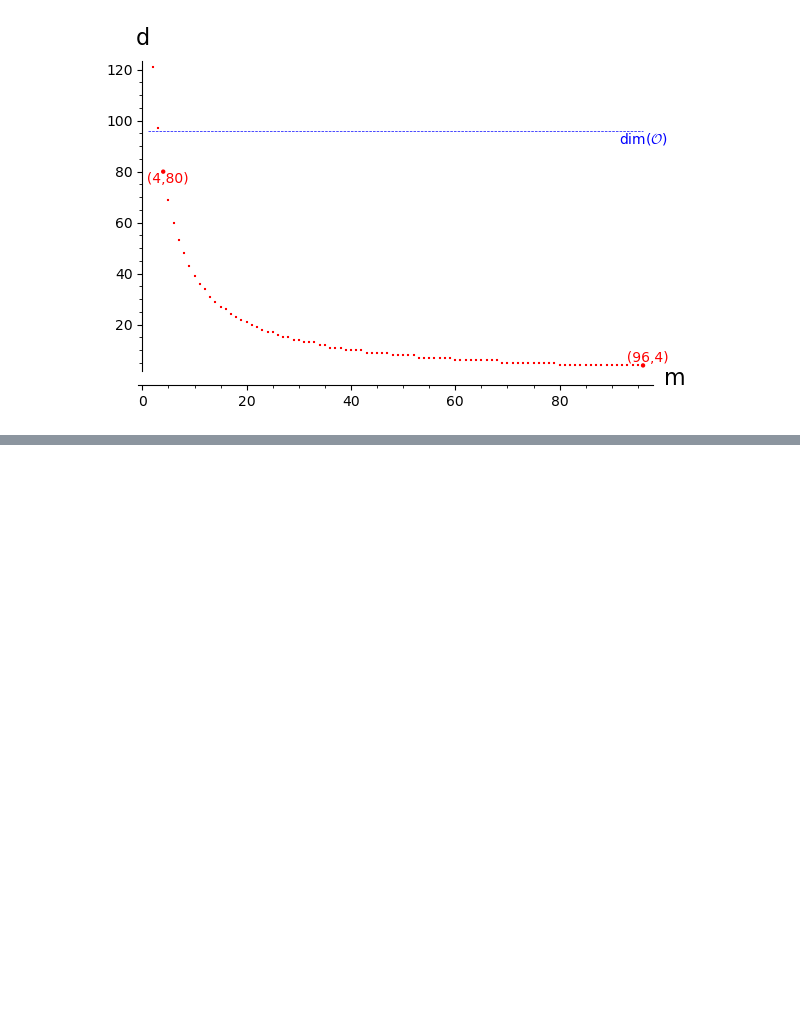
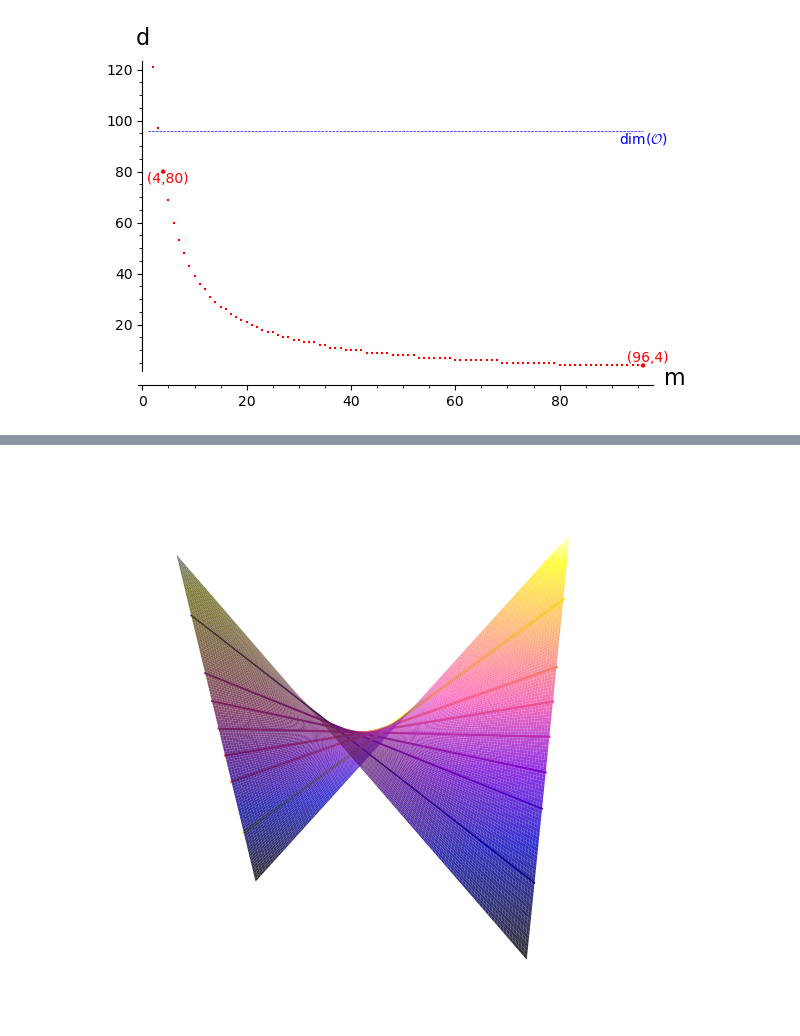
Before and after one commit to pi-r2/Thesis, a Jupyter notebook: thesis.ipynb, the cells around one changed output, grey strips where cells are left out. Drawn from its saved outputs; the diff is of its cells as text; code cells hidden in the pictures; blank space fills up the shorter version.

```diff
--- a/thesis.ipynb
+++ b/thesis.ipynb
@@ -714,0 +1772,45 @@ Singular locus has dimension delta? True
+# %%
+import numpy as np
+import matplotlib.pyplot as plt
+from matplotlib import cm
+
+
+# Surface
+x = np.linspace(-3, 3, 120)
+y = np.linspace(-3, 3, 120)
+X, Y = np.meshgrid(x, y)
+Z = X * Y
+
+color_map = cm.gnuplot2
+norm = (Z - Z.min()) / (Z.max() - Z.min())
+surface_colors = color_map(norm)
+
+fig = plt.figure(figsize=(10,10))
+ax = fig.add_subplot(111, projection='3d')
+ax.plot_surface(X, Y, Z, facecolors=surface_colors, rstride=1, cstride=1, alpha=0.8, linewidth=0)
+
+# Rules
+a_values = [-2, -1, -0.5, 0, 0.5, 1, 2]
+t = np.linspace(-3,3, 200)
+line_cmap = cm.plasma
+a_norm = (np.array(a_values) - min(a_values)) / (max(a_values) - min(a_values))
+for a, na in zip(a_values, a_norm):
+    x_line = t
+    y_line = np.full_like(t, a)
+    z_line = a * t
+
+    ax.plot3D(x_line, y_line, z_line,color=line_cmap(na),linewidth = 1.5 + 1.5 * na)
+
+ax.view_init(elev=8, azim=280)
+ax.set_xlabel('X')
+ax.set_ylabel('Y')
+ax.set_zlabel('Z')
+
+ax.set_xlim(-3,3)
+ax.set_ylim(-3,3)
+ax.set_zlim(-6,6)
+ax.grid(False)
+ax.set_axis_off()
+plt.show()
+# %% [output]
+[figure, added]
```
Also changed, not shown: parts of 70 cells of this notebook, 6 other files.
